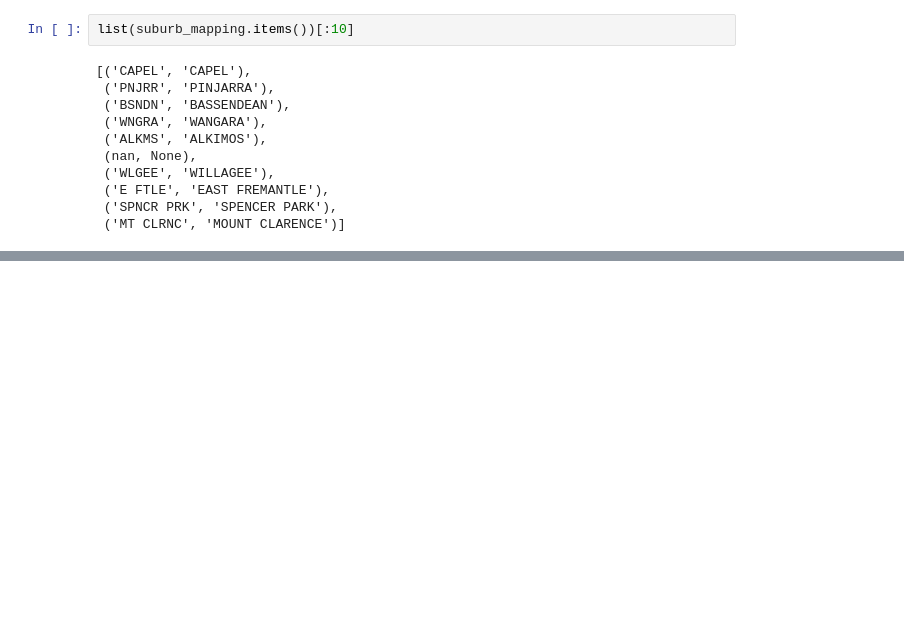
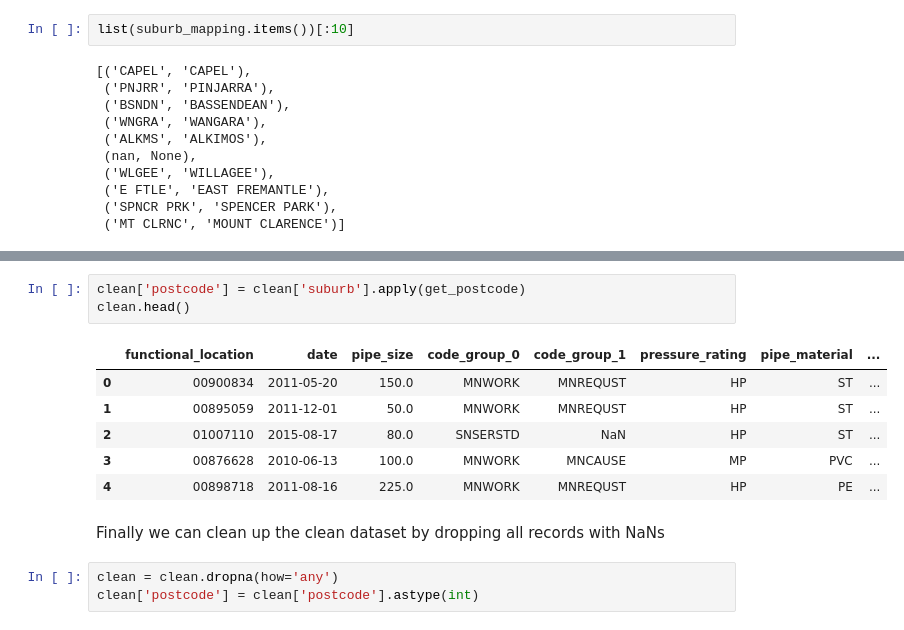
Before and after one commit to core-skills/03-zero-to-data-science, a Jupyter notebook: notebooks/pm1-fusing-data.ipynb, the cells around one changed output, grey strips where cells are left out. Saved outputs shown, nothing was run; the diff lists cells and outputs as text; blank space fills up the shorter version.

```diff
--- a/notebooks/pm1-fusing-data.ipynb
+++ b/notebooks/pm1-fusing-data.ipynb
@@ -341,0 +321,15 @@ bomber.grid_to_geotiff
+# %%
+clean['postcode'] = clean['suburb'].apply(get_postcode)
+clean.head()
+# %% [output]
+|  | functional_location | date | pipe_size | code_group_0 | code_group_1 | pressure_rating | pipe_material | ... |
+| 0 | 00900834 | 2011-05-20 | 150.0 | MNWORK | MNREQUST | HP | ST | ... |
+| 1 | 00895059 | 2011-12-01 | 50.0 | MNWORK | MNREQUST | HP | ST | ... |
+| 2 | 01007110 | 2015-08-17 | 80.0 | SNSERSTD | NaN | HP | ST | ... |
+| 3 | 00876628 | 2010-06-13 | 100.0 | MNWORK | MNCAUSE | MP | PVC | ... |
+| 4 | 00898718 | 2011-08-16 | 225.0 | MNWORK | MNREQUST | HP | PE | ... |
+# %% [markdown]
+Finally we can clean up the clean dataset by dropping all records with NaNs
+# %%
+clean = clean.dropna(how='any')
+clean['postcode'] = clean['postcode'].astype(int)
```
Also changed, not shown: parts of 18 cells of this notebook, 1 other file.
